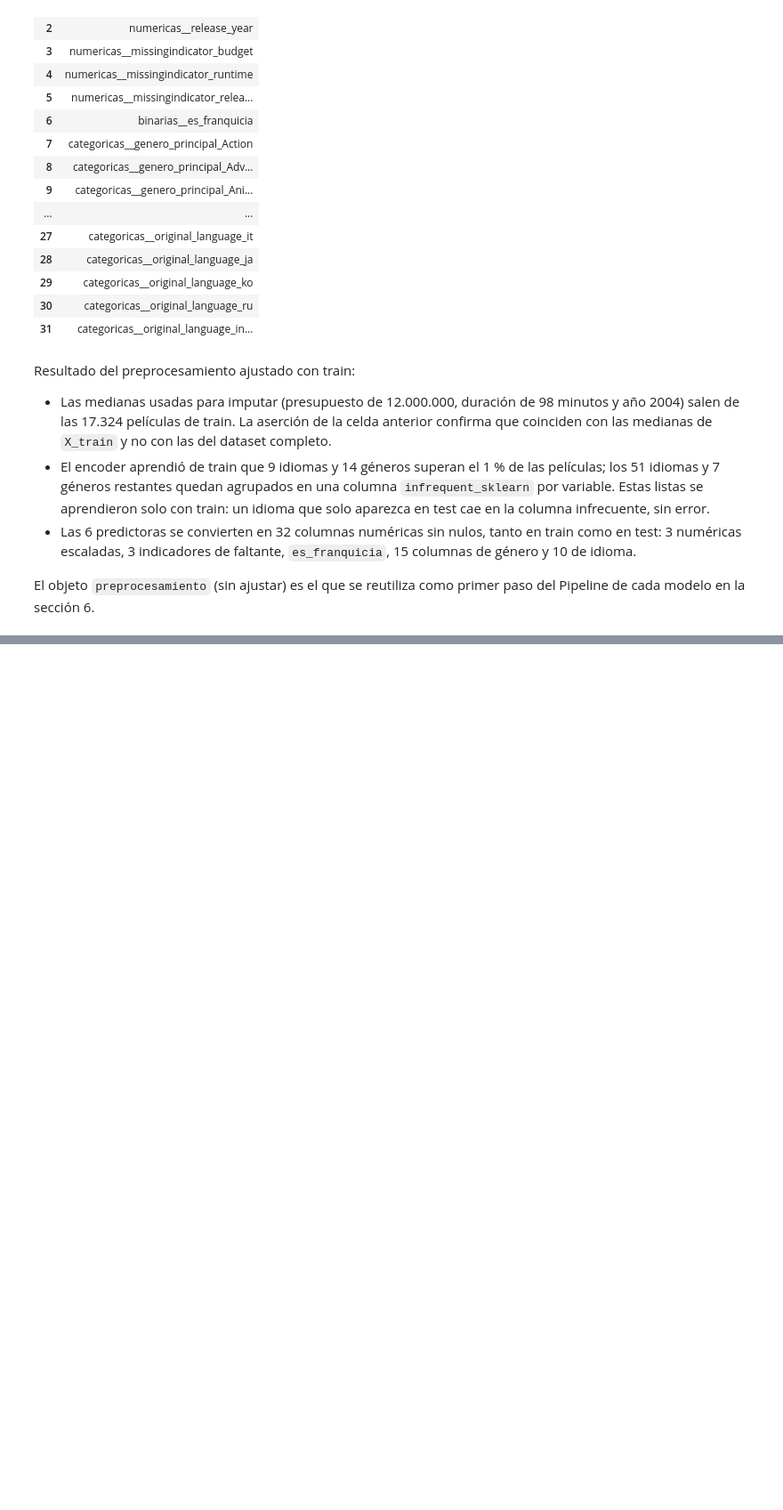
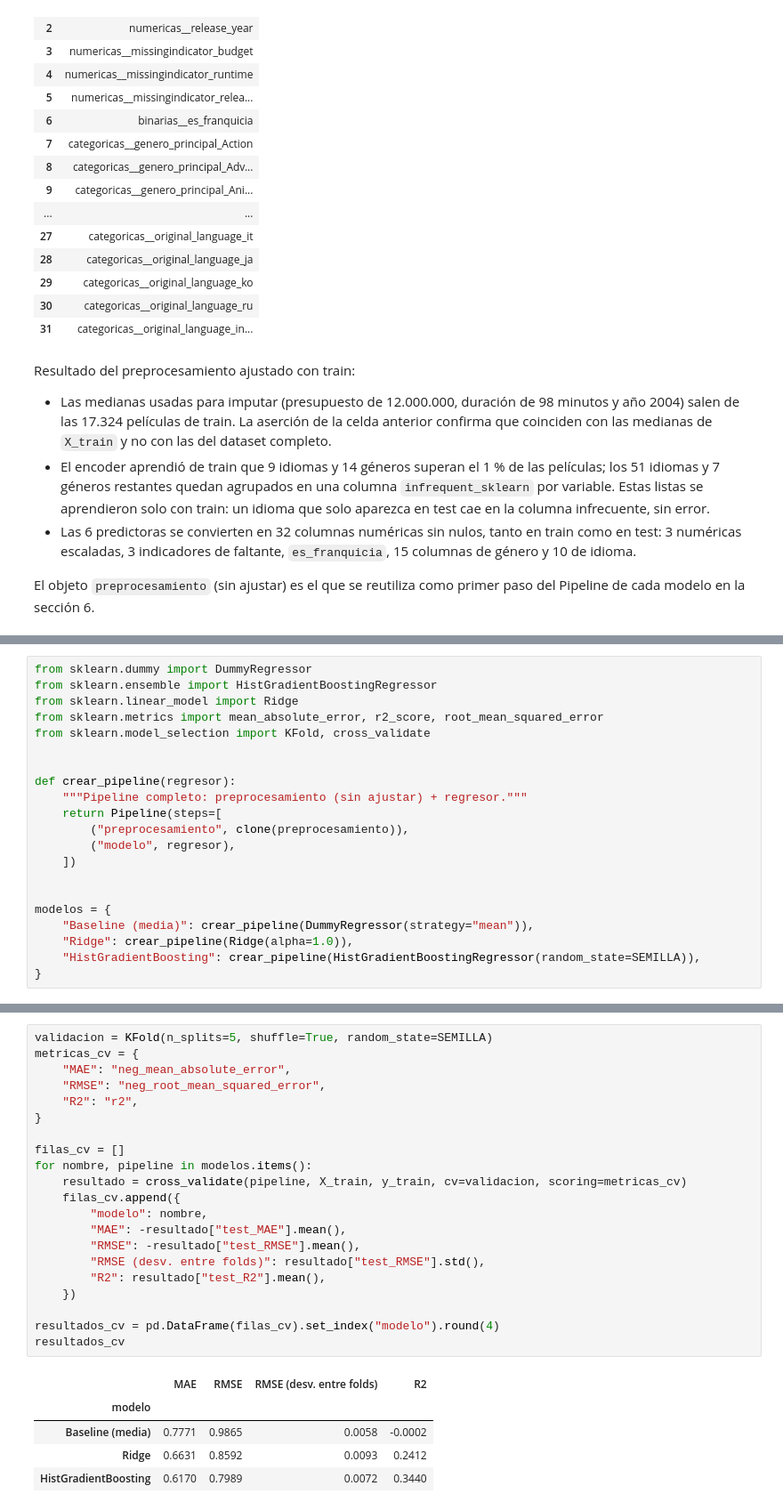
Before and after one commit to amunera66/proyecto-modelos-1, a Jupyter notebook: fase-1/fase1_modelo_predictivo.ipynb, the cells around one changed output, grey strips where cells are left out. Shown at 89% size. Drawn from its saved outputs; the diff is of its cells as text; blank space fills up the shorter version.

```diff
--- a/fase-1/fase1_modelo_predictivo.ipynb
+++ b/fase-1/fase1_modelo_predictivo.ipynb
@@ -766,0 +780,21 @@ El objeto `preprocesamiento` (sin ajustar) es el que se reutiliza como primer pa
+# %%
+from sklearn.dummy import DummyRegressor
+from sklearn.ensemble import HistGradientBoostingRegressor
+from sklearn.linear_model import Ridge
+from sklearn.metrics import mean_absolute_error, r2_score, root_mean_squared_error
+from sklearn.model_selection import KFold, cross_validate
+
+
+def crear_pipeline(regresor):
+    """Pipeline completo: preprocesamiento (sin ajustar) + regresor."""
+    return Pipeline(steps=[
+        ("preprocesamiento", clone(preprocesamiento)),
+        ("modelo", regresor),
+    ])
+
+
+modelos = {
+    "Baseline (media)": crear_pipeline(DummyRegressor(strategy="mean")),
+    "Ridge": crear_pipeline(Ridge(alpha=1.0)),
+    "HistGradientBoosting": crear_pipeline(HistGradientBoostingRegressor(random_state=SEMILLA)),
+}
@@ -766,0 +811,27 @@ El objeto `preprocesamiento` (sin ajustar) es el que se reutiliza como primer pa
+# %%
+validacion = KFold(n_splits=5, shuffle=True, random_state=SEMILLA)
+metricas_cv = {
+    "MAE": "neg_mean_absolute_error",
+    "RMSE": "neg_root_mean_squared_error",
+    "R2": "r2",
+}
+
+filas_cv = []
+for nombre, pipeline in modelos.items():
+    resultado = cross_validate(pipeline, X_train, y_train, cv=validacion, scoring=metricas_cv)
+    filas_cv.append({
+        "modelo": nombre,
+        "MAE": -resultado["test_MAE"].mean(),
+        "RMSE": -resultado["test_RMSE"].mean(),
+        "RMSE (desv. entre folds)": resultado["test_RMSE"].std(),
+        "R2": resultado["test_R2"].mean(),
+    })
+
+resultados_cv = pd.DataFrame(filas_cv).set_index("modelo").round(4)
+resultados_cv
+# %% [output]
+|  | MAE | RMSE | RMSE (desv. entre folds) | R2 |
+| modelo |  |  |  |  |
+| Baseline (media) | 0.7771 | 0.9865 | 0.0058 | -0.0002 |
+| Ridge | 0.6631 | 0.8592 | 0.0093 | 0.2412 |
+| HistGradientBoosting | 0.6170 | 0.7989 | 0.0072 | 0.3440 |
```
Also changed, not shown: parts of 21 cells of this notebook, 4 other files.
